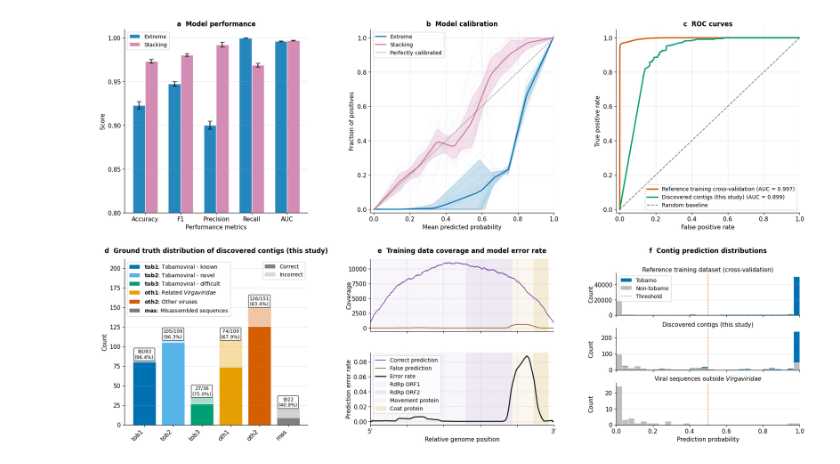
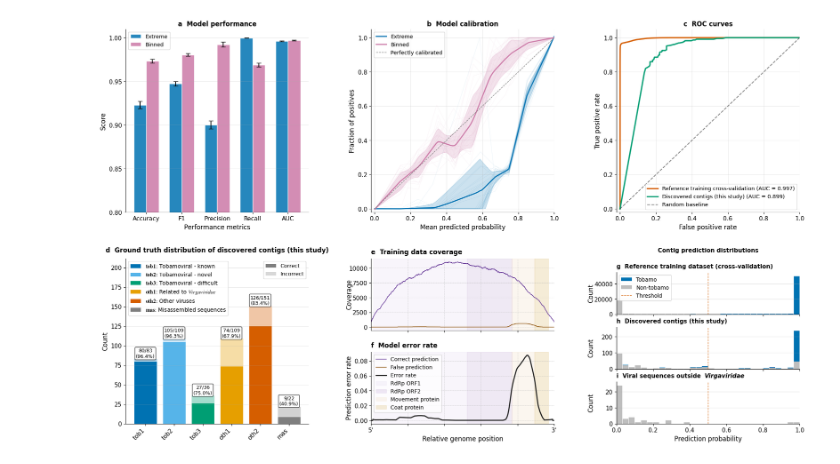
Before and after one commit to nezapajek/project-tobamo, a Jupyter notebook: analysis/model/visualizations/main_fig.ipynb, the cells around one changed output. Saved outputs shown, nothing was run; the diff lists cells and outputs as text; code cells hidden in the pictures.

```diff
--- a/analysis/model/visualizations/main_fig.ipynb
+++ b/analysis/model/visualizations/main_fig.ipynb
@@ -59,7 +59,7 @@ df_gt['gt_binary'] = df_gt['category'].isin(tobamo_categories).astype(int)
 # Edit these in one place for publication-ready typography
 FS_TITLE = 12
 FS_SUBTITLE = 11
-FS_LABEL = 11
+FS_LABEL = 12
 FS_TICK = 11
 FS_LEGEND = 10
 FS_TEXT = 9
@@ -77,6 +77,7 @@ plt.rcParams.update({
     'axes.spines.top': False,
     'axes.spines.right': False,
 })
+plt.rcParams['mathtext.fontset'] = 'stix'
 
 colors_ab = ['#0072B2', '#CC79A7']
 colors_cd = ['#008B8B', '#50C878']
@@ -237,7 +238,7 @@ bar_positions = [x - width / 2, x + width / 2]
 for i, comp_method in enumerate(comparison_methods):
     means = [method_comparison.loc[method_comparison['method'] == comp_method, f'{metric}_mean'].iloc[0] for metric in metrics]
     stds = [method_comparison.loc[method_comparison['method'] == comp_method, f'{metric}_std'].iloc[0] for metric in metrics]
-    display_method = 'stacking' if comp_method == 'histogram' else comp_method
+    display_method = 'Binned' if str(comp_method).strip().lower() in {'histogram', 'stacking', 'binned'} else comp_method
     ax_a.bar(
         bar_positions[i], means, width, yerr=stds, capsize=4,
         label=display_method.capitalize(), alpha=0.85,
@@ -292,7 +293,7 @@ for i, comp_method in enumerate(comparison_methods):
             interp_array = np.array(interp_curves)
             mean_curve = np.nanmean(interp_array, axis=0)
             std_curve = np.nanstd(interp_array, axis=0)
-            display_method = 'stacking' if comp_method == 'histogram' else comp_method
+            display_method = 'Binned' if str(comp_method).strip().lower() in {'histogram', 'stacking', 'binned'} else comp_method
             ax_b.plot(x_interp, mean_curve, color=method_colors[comp_method], lw=2, label=display_method.capitalize())
             ax_b.fill_between(
                 x_interp,
@@ -489,7 +490,7 @@ ax_e2 = fig.add_subplot(gs_e[1])
 ax_e_parent.set_frame_on(False)
 ax_e_parent.set_xticks([])
 ax_e_parent.set_yticks([])
-ax_e_parent.set_title('e  Training data coverage and model error rate', fontweight='bold', y=PANEL_TITLE_Y, pad=padding)
+# ax_e_parent.set_title('Training data coverage and model error rate', fontweight='bold', y=PANEL_TITLE_Y, pad=padding)
 
 # move E slightly to the left
 pos_e_parent = ax_e_parent.get_position()
@@ -527,6 +528,7 @@ ax_e1.plot(
     label='False prediction',
     linewidth=1.2,
 )
+ax_e1.set_title('e  Training data coverage', fontweight='bold', loc='left', y=PANEL_TITLE_Y, pad=padding)
 ax_e1.set_ylabel('Coverage', fontsize=FS_LABEL)
 ax_e1.grid(visible=True, which='major', linestyle='--', linewidth=0.5, alpha=0.7)
 ax_e1.set_xlim(0, 1)
@@ -541,6 +543,7 @@ ax_e2.plot(
     label='Error rate',
     linewidth=2,
 )
+ax_e2.set_title('f  Model error rate', fontweight='bold', loc='left', y=PANEL_TITLE_Y, pad=padding)
 ax_e2.set_xlabel('Relative genome position', fontsize=FS_LABEL)
 ax_e2.set_ylabel('Prediction error rate', fontsize=FS_LABEL)
 ax_e2.grid(visible=True, which='major', linestyle='--', linewidth=0.5, alpha=0.7)
@@ -597,18 +600,19 @@ def plot_compact_contig_panel(ax, contig_eval_df, truth_col, title):
     max_height = max(1, np.max(non_hist + tob_hist))
     ax.set_ylim(0, max_height * 1.1)
     ax.set_xlim(0, 1)
-    ax.set_title(title, fontsize=FS_SUBTITLE, pad=2)
+    title_obj = ax.set_title(title, fontsize=FS_SUBTITLE, loc='left', y=PANEL_TITLE_Y, pad=padding, fontweight='bold')
     ax.set_xlabel('Prediction probability', fontsize=FS_LABEL)
     ax.set_ylabel('Count', fontsize=FS_LABEL)
     ax.grid(axis='y', alpha=0.3)
     ax.tick_params(axis='both', labelsize=FS_TICK)
     ax.axvline(x=0.5, color='#D55E00', linestyle='--', linewidth=1.0, alpha=0.8, label='Threshold')
+    return title_obj
 
 ax_f_parent = fig.add_subplot(gs_outer[1, 2])
 ax_f_parent.set_frame_on(False)
 ax_f_parent.set_xticks([])
 ax_f_parent.set_yticks([])
-ax_f_parent.set_title('f  Contig prediction distributions', fontweight='bold', y=PANEL_TITLE_Y, pad=padding)
+ax_f_parent.set_title('Contig prediction distributions', fontweight='bold', y=PANEL_TITLE_Y)#, pad=padding)
 
 gs_f = ax_f_parent.get_subplotspec().subgridspec(4, 1, height_ratios=[0.02, 1, 1, 1], hspace=0.4)
 ax_f1 = fig.add_subplot(gs_f[1])
@@ -619,17 +623,17 @@ plot_compact_contig_panel(
     ax_f1,
     histogram_cv.copy(),
     'ground_truth',
-    'Reference training dataset (cross-validation)',
+    'g  Reference training dataset (cross-validation)'
 )
-plot_compact_contig_panel(ax_f2, df_gt.copy(), 'gt_binary', 'Discovered contigs (this study)')
+plot_compact_contig_panel(ax_f2, df_gt.copy(), 'gt_binary', 'h  Discovered contigs (this study)')
 
 random_non_tob = contigs_random_predictions.copy()
 random_non_tob['gt_binary'] = 0
-plot_compact_contig_panel(
+title_i_prefix = plot_compact_contig_panel(
     ax_f3,
     random_non_tob,
     'gt_binary',
-    r'Viral sequences outside $\it{Virgaviridae}$',
+    'i  Viral sequences outside ',
 )
 
 ax_f1.set_xlabel('')
@@ -650,33 +654,52 @@ if legend_handles_f:
 
 def apply_publication_fonts(fig):
     for ax in fig.axes:
         title_text = ax.get_title() or ''
-        if re.match(r'^(?:[A-F]\.|[a-f]\s{2})', title_text):
+        if re.match(r'^(?:[A-I]\.|[a-i]\s{2})', title_text):
             ax.title.set_fontsize(FS_TITLE)
         else:
             ax.title.set_fontsize(FS_SUBTITLE)
 
         ax.xaxis.label.set_size(FS_LABEL)
         ax.yaxis.label.set_size(FS_LABEL)
         ax.tick_params(axis='both', labelsize=FS_TICK)
 
         for txt in ax.texts:
             txt.set_fontsize(FS_TEXT)
 
         for table in ax.tables:
             table.auto_set_font_size(False)
             table.set_fontsize(FS_TEXT)
 
         for artist in ax.get_children():
             if artist.__class__.__name__ == 'Legend':
                 for legend_text in artist.get_texts():
                     legend_text.set_fontsize(FS_LEGEND)
 
 
 apply_publication_fonts(fig)
 
+fig.canvas.draw()
+renderer = fig.canvas.get_renderer()
+prefix_bbox = title_i_prefix.get_window_extent(renderer=renderer)
+axes_bbox = ax_f3.get_window_extent(renderer=renderer)
+title_i_dx = -0.055
+title_i_dy = 0.05
+x_offset_axes = (prefix_bbox.width / axes_bbox.width) + title_i_dx
+ax_f3.text(
+    x_offset_axes,
+    PANEL_TITLE_Y + title_i_dy,
+    'Virgaviridae',
+    transform=ax_f3.transAxes,
+    ha='left',
+    va='bottom',
+    fontsize=FS_TITLE-1,
+    fontweight='bold',
+    fontstyle='italic',
+)
+
 plt.subplots_adjust(right=0.94, left=0.06, bottom=0.06, top=0.94)
-# plt.savefig(figures_dir / 'main_fig_3x2_stackedF.png', dpi=300, bbox_inches='tight', facecolor='white', edgecolor='none')
+plt.savefig(figures_dir / 'main_fig.png', dpi=300, bbox_inches='tight', facecolor='white', edgecolor='none')
 plt.show()
 # %% [output]
-[figure, old version]
+[figure, new version]
```
Also changed, not shown: parts of 1 cell of this notebook, 11 other files.
